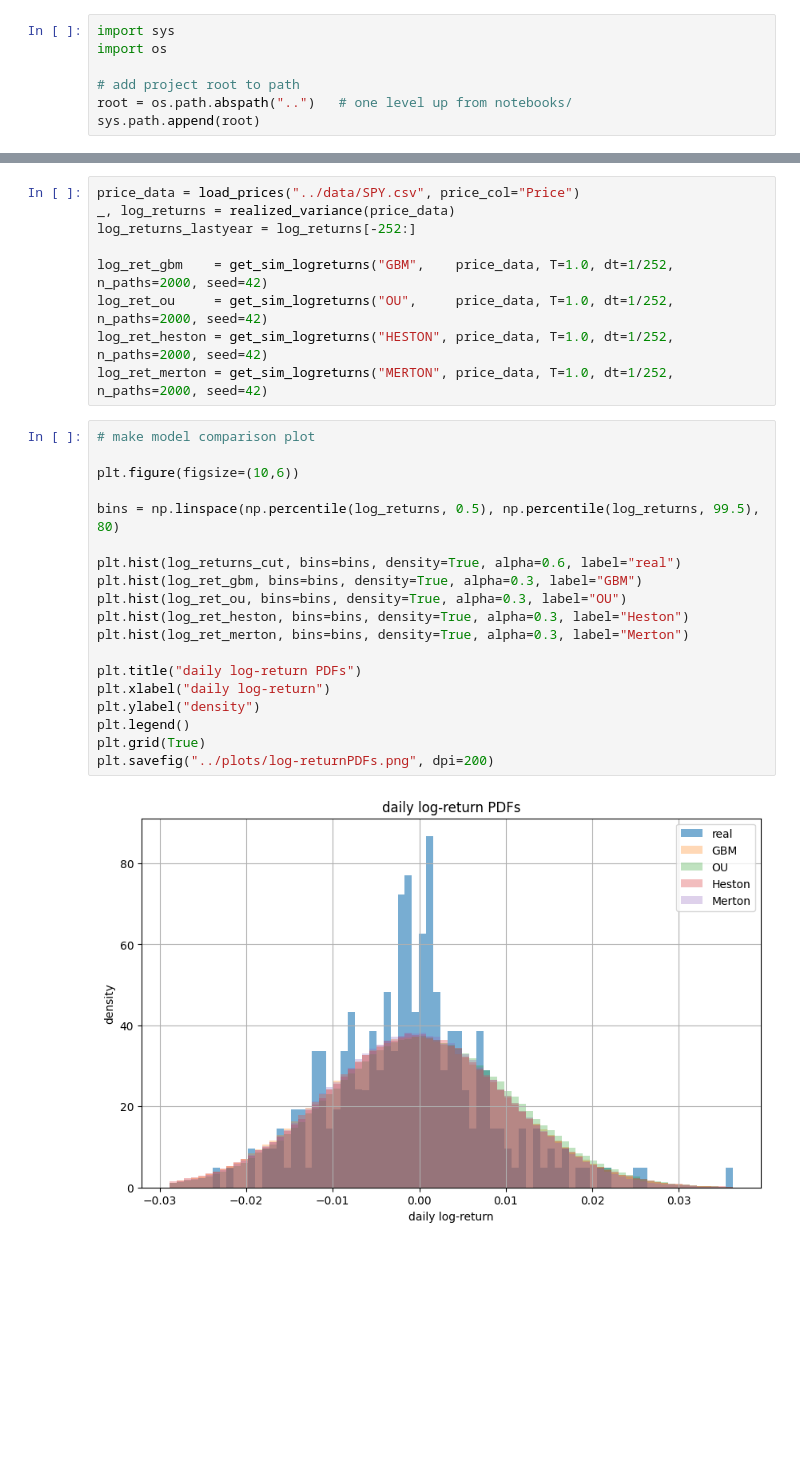
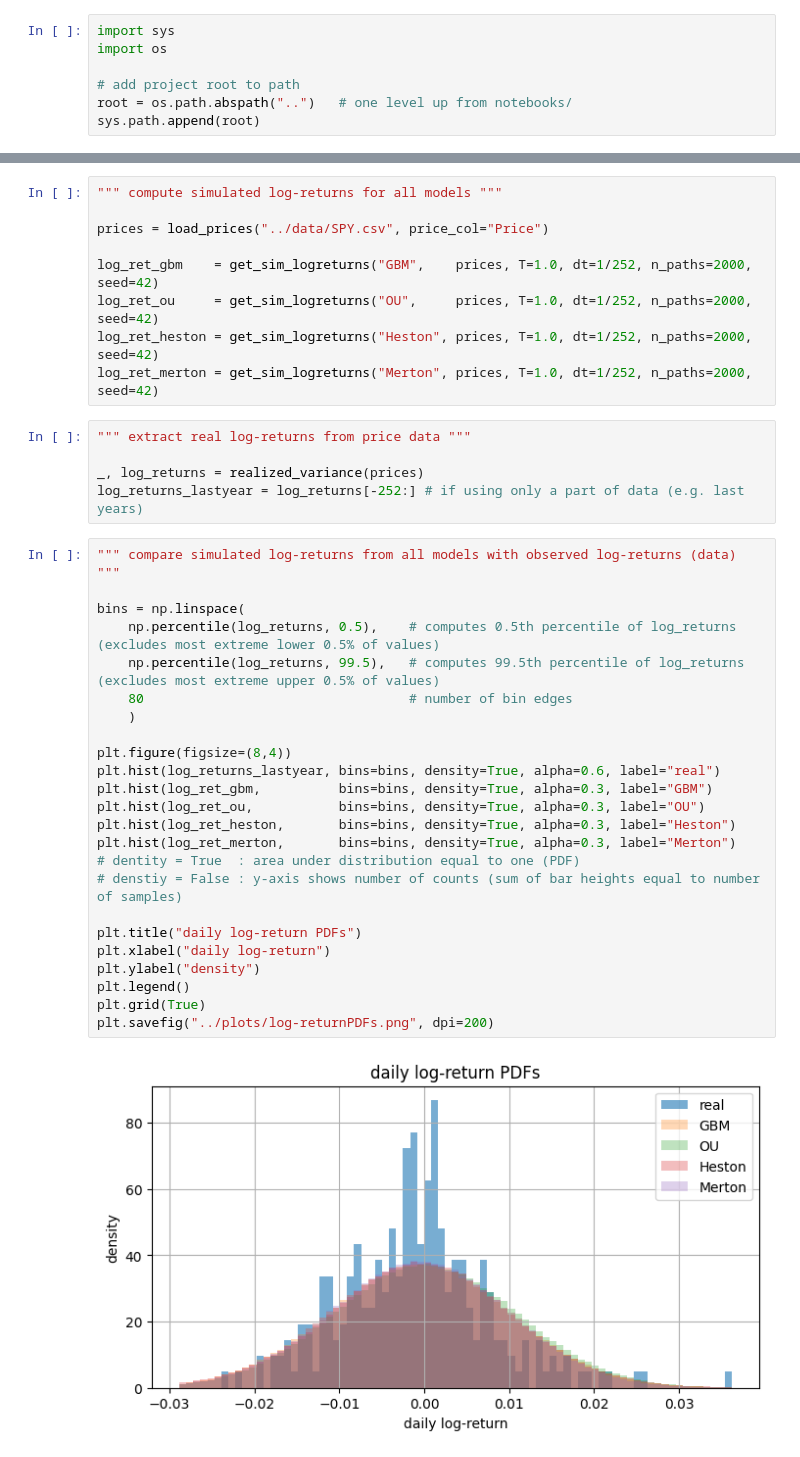
Before and after one commit to magdalenaeriksson/stochastic-pricing, a Jupyter notebook: notebooks/03_risk_analysis.ipynb, the cells around one changed output, grey strips where cells are left out. Drawn from its saved outputs; the diff is of its cells as text; blank space fills up the shorter version.

```diff
--- a/notebooks/03_risk_analysis.ipynb
+++ b/notebooks/03_risk_analysis.ipynb
@@ -86,31 +15,41 @@ NameError: name 'log_returns_sim_flat' is not defined
 # %%
-price_data = load_prices("../data/SPY.csv", price_col="Price")
-_, log_returns = realized_variance(price_data)
-log_returns_lastyear = log_returns[-252:]
+""" compute simulated log-returns for all models """
 
-log_ret_gbm    = get_sim_logreturns("GBM",    price_data, T=1.0, dt=1/252, n_paths=2000, seed=42)
-log_ret_ou     = get_sim_logreturns("OU",     price_data, T=1.0, dt=1/252, n_paths=2000, seed=42)
-log_ret_heston = get_sim_logreturns("HESTON", price_data, T=1.0, dt=1/252, n_paths=2000, seed=42)
-log_ret_merton = get_sim_logreturns("MERTON", price_data, T=1.0, dt=1/252, n_paths=2000, seed=42)
+prices = load_prices("../data/SPY.csv", price_col="Price")
+
+log_ret_gbm    = get_sim_logreturns("GBM",    prices, T=1.0, dt=1/252, n_paths=2000, seed=42)
+log_ret_ou     = get_sim_logreturns("OU",     prices, T=1.0, dt=1/252, n_paths=2000, seed=42)
+log_ret_heston = get_sim_logreturns("Heston", prices, T=1.0, dt=1/252, n_paths=2000, seed=42)
+log_ret_merton = get_sim_logreturns("Merton", prices, T=1.0, dt=1/252, n_paths=2000, seed=42)
+# %%
+""" extract real log-returns from price data """
+
+_, log_returns = realized_variance(prices)
+log_returns_lastyear = log_returns[-252:] # if using only a part of data (e.g. last years)
 # %%
-# make model comparison plot
+""" compare simulated log-returns from all models with observed log-returns (data) """
 
-plt.figure(figsize=(10,6))
+bins = np.linspace(
+    np.percentile(log_returns, 0.5),    # computes 0.5th percentile of log_returns (excludes most extreme lower 0.5% of values)
+    np.percentile(log_returns, 99.5),   # computes 99.5th percentile of log_returns (excludes most extreme upper 0.5% of values)
+    80                                  # number of bin edges
+    )
 
-bins = np.linspace(np.percentile(log_returns, 0.5), np.percentile(log_returns, 99.5), 80)
-
-plt.hist(log_returns_cut, bins=bins, density=True, alpha=0.6, label="real")
-plt.hist(log_ret_gbm, bins=bins, density=True, alpha=0.3, label="GBM")
-plt.hist(log_ret_ou, bins=bins, density=True, alpha=0.3, label="OU")
-plt.hist(log_ret_heston, bins=bins, density=True, alpha=0.3, label="Heston")
-plt.hist(log_ret_merton, bins=bins, density=True, alpha=0.3, label="Merton")
+plt.figure(figsize=(8,4))
+plt.hist(log_returns_lastyear, bins=bins, density=True, alpha=0.6, label="real")
+plt.hist(log_ret_gbm,          bins=bins, density=True, alpha=0.3, label="GBM")
+plt.hist(log_ret_ou,           bins=bins, density=True, alpha=0.3, label="OU")
+plt.hist(log_ret_heston,       bins=bins, density=True, alpha=0.3, label="Heston")
+plt.hist(log_ret_merton,       bins=bins, density=True, alpha=0.3, label="Merton")
+# dentity = True  : area under distribution equal to one (PDF)
+# denstiy = False : y-axis shows number of counts (sum of bar heights equal to number of samples)
 
 plt.title("daily log-return PDFs")
 plt.xlabel("daily log-return")
 plt.ylabel("density")
 plt.legend()
 plt.grid(True)
 plt.savefig("../plots/log-returnPDFs.png", dpi=200)
 # %% [output]
-[figure, old version]
+[figure, new version]
 # %%
```
Also changed, not shown: parts of 13 cells of this notebook.
